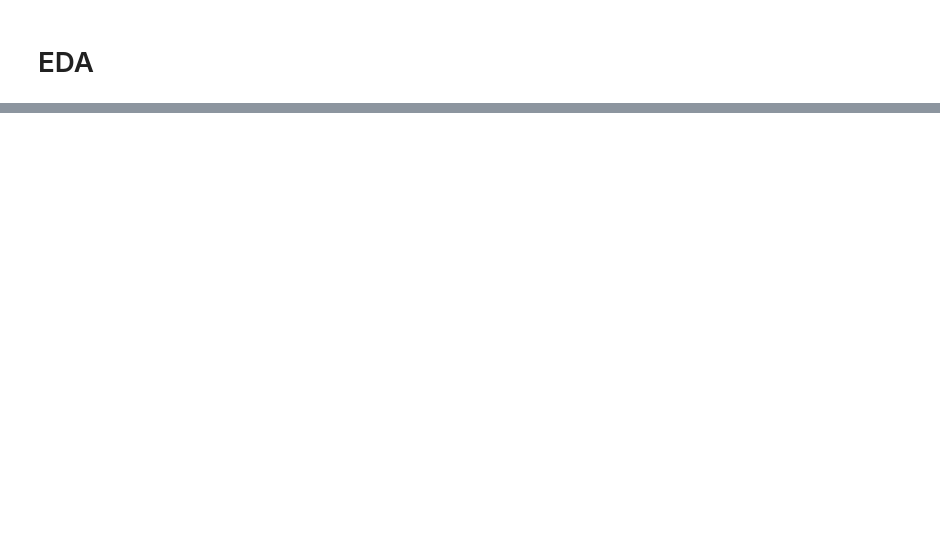
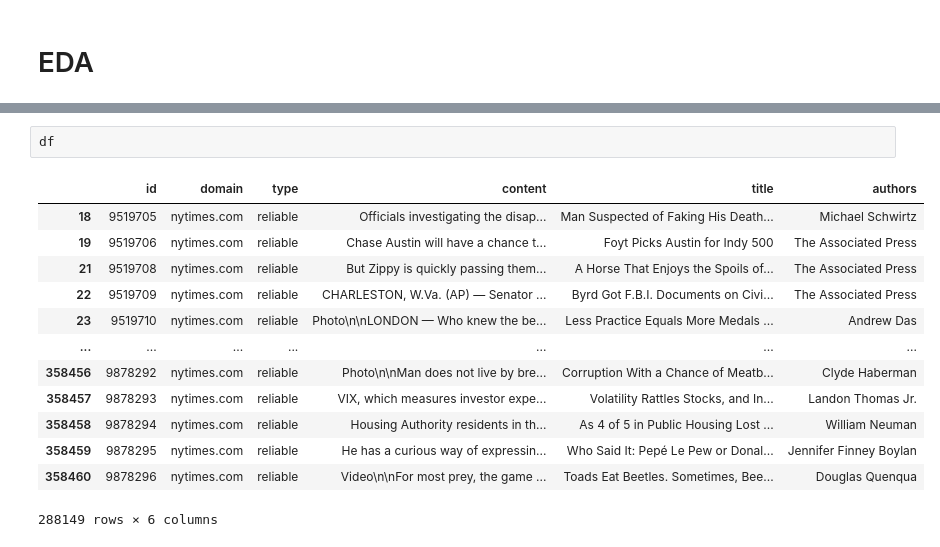
Before and after one commit to lvvittor/nlp, a Jupyter notebook: notebooks/EDA.ipynb, the cells around one changed output, grey strips where cells are left out. Drawn from its saved outputs; the diff is of its cells as text; blank space fills up the shorter version.

```diff
--- a/notebooks/EDA.ipynb
+++ b/notebooks/EDA.ipynb
@@ -127,3 +135,19 @@ df.head()
+# %%
+df
+# %% [output]
+|  | id | domain | type | content | title | authors |
+| 18 | 9519705 | nytimes.com | reliable | Officials investigating the disap... | Man Suspected of Faking His Death... | Michael Schwirtz |
+| 19 | 9519706 | nytimes.com | reliable | Chase Austin will have a chance t... | Foyt Picks Austin for Indy 500 | The Associated Press |
+| 21 | 9519708 | nytimes.com | reliable | But Zippy is quickly passing them... | A Horse That Enjoys the Spoils of... | The Associated Press |
+| 22 | 9519709 | nytimes.com | reliable | CHARLESTON, W.Va. (AP) — Senator ... | Byrd Got F.B.I. Documents on Civi... | The Associated Press |
+| 23 | 9519710 | nytimes.com | reliable | Photo\n\nLONDON — Who knew the be... | Less Practice Equals More Medals ... | Andrew Das |
+| ... | ... | ... | ... | ... | ... | ... |
+| 358456 | 9878292 | nytimes.com | reliable | Photo\n\nMan does not live by bre... | Corruption With a Chance of Meatb... | Clyde Haberman |
+| 358457 | 9878293 | nytimes.com | reliable | VIX, which measures investor expe... | Volatility Rattles Stocks, and In... | Landon Thomas Jr. |
+| 358458 | 9878294 | nytimes.com | reliable | Housing Authority residents in th... | As 4 of 5 in Public Housing Lost ... | William Neuman |
+| 358459 | 9878295 | nytimes.com | reliable | He has a curious way of expressin... | Who Said It: Pepé Le Pew or Donal... | Jennifer Finney Boylan |
+| 358460 | 9878296 | nytimes.com | reliable | Video\n\nFor most prey, the game ... | Toads Eat Beetles. Sometimes, Bee... | Douglas Quenqua |
+288149 rows × 6 columns
 # %%
 # get rows with NaN values
 df[df.isna().any(axis=1)]
```
Also changed, not shown: parts of 17 cells of this notebook, 5 other files.
